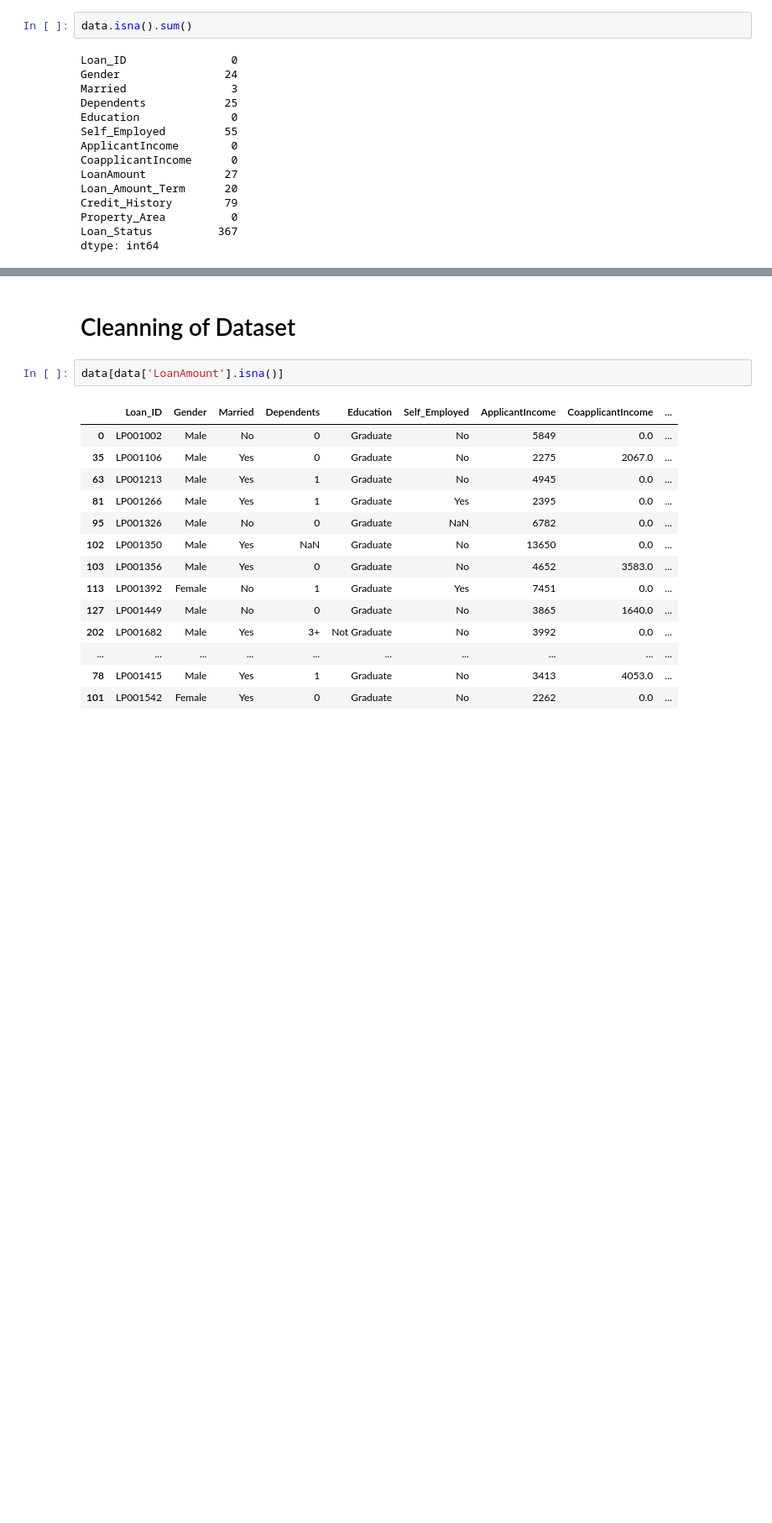
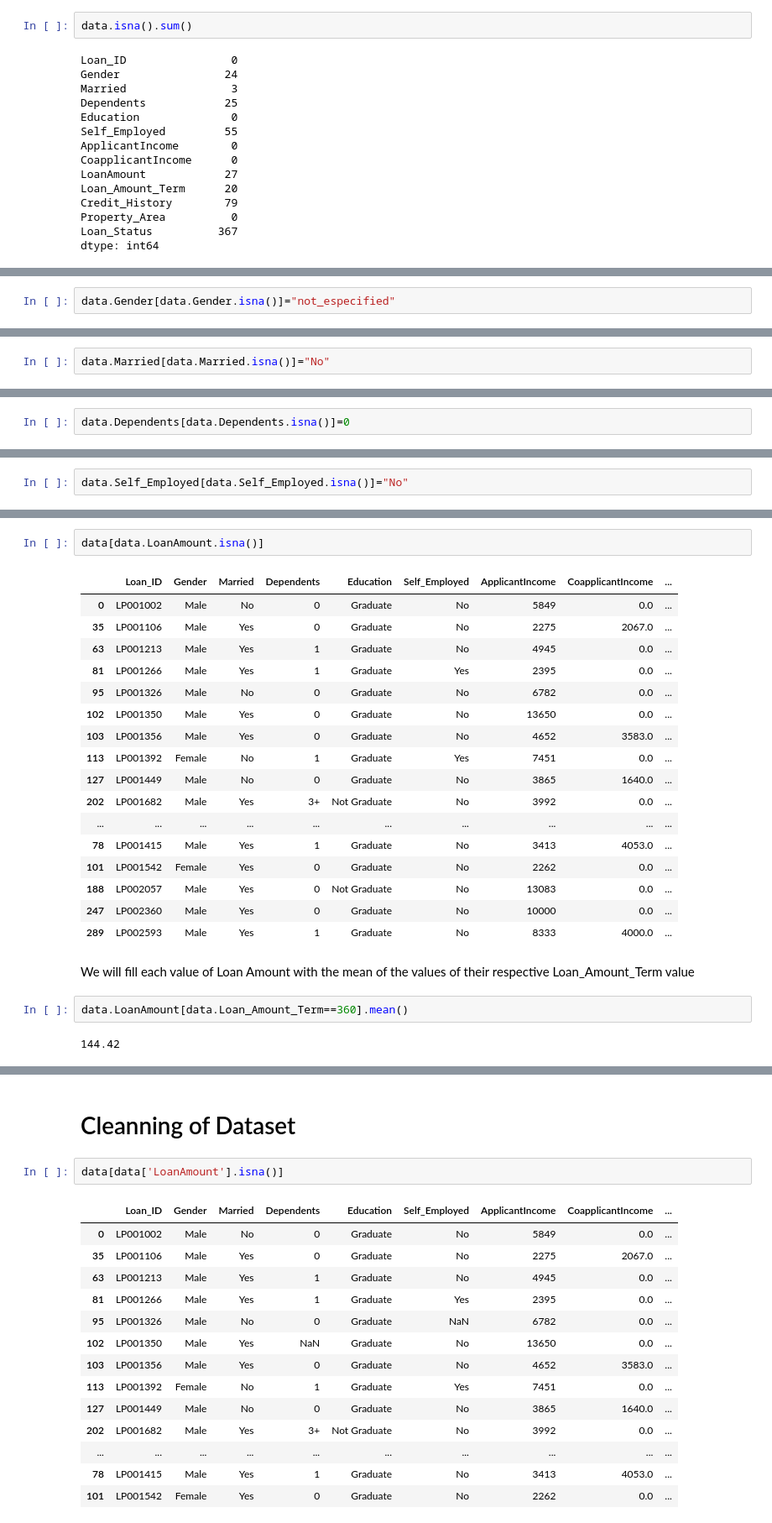
Before and after one commit to indrani2121/Analysis_of_loan_amounts_received_by_applicants, a Jupyter notebook: credit_history.ipynb, the cells around one changed output, grey strips where cells are left out. Shown at 84% size. Saved outputs shown, nothing was run; the diff lists cells and outputs as text; blank space fills up the shorter version.

Commit message:
I clean up the data following Buwhan's comments. I need help for the Loan_Status column. Read my comments in that section

```diff
--- a/credit_history.ipynb
+++ b/credit_history.ipynb
@@ -68,0 +123,2 @@ dtype: int64
+# %%
+data.Gender[data.Gender.isna()]="not_especified"
@@ -68,0 +140,2 @@ dtype: int64
+# %%
+data.Married[data.Married.isna()]="No"
@@ -68,0 +150,2 @@ dtype: int64
+# %%
+data.Dependents[data.Dependents.isna()]=0
@@ -68,0 +160,2 @@ dtype: int64
+# %%
+data.Self_Employed[data.Self_Employed.isna()]="No"
@@ -68,0 +175,26 @@ dtype: int64
+# %%
+data[data.LoanAmount.isna()]
+# %% [output]
+|  | Loan_ID | Gender | Married | Dependents | Education | Self_Employed | ApplicantIncome | CoapplicantIncome | ... |
+| 0 | LP001002 | Male | No | 0 | Graduate | No | 5849 | 0.0 | ... |
+| 35 | LP001106 | Male | Yes | 0 | Graduate | No | 2275 | 2067.0 | ... |
+| 63 | LP001213 | Male | Yes | 1 | Graduate | No | 4945 | 0.0 | ... |
+| 81 | LP001266 | Male | Yes | 1 | Graduate | Yes | 2395 | 0.0 | ... |
+| 95 | LP001326 | Male | No | 0 | Graduate | No | 6782 | 0.0 | ... |
+| 102 | LP001350 | Male | Yes | 0 | Graduate | No | 13650 | 0.0 | ... |
+| 103 | LP001356 | Male | Yes | 0 | Graduate | No | 4652 | 3583.0 | ... |
+| 113 | LP001392 | Female | No | 1 | Graduate | Yes | 7451 | 0.0 | ... |
+| 127 | LP001449 | Male | No | 0 | Graduate | No | 3865 | 1640.0 | ... |
+| 202 | LP001682 | Male | Yes | 3+ | Not Graduate | No | 3992 | 0.0 | ... |
+| ... | ... | ... | ... | ... | ... | ... | ... | ... | ... |
+| 78 | LP001415 | Male | Yes | 1 | Graduate | No | 3413 | 4053.0 | ... |
+| 101 | LP001542 | Female | Yes | 0 | Graduate | No | 2262 | 0.0 | ... |
+| 188 | LP002057 | Male | Yes | 0 | Not Graduate | No | 13083 | 0.0 | ... |
+| 247 | LP002360 | Male | Yes | 0 | Graduate | No | 10000 | 0.0 | ... |
+| 289 | LP002593 | Male | Yes | 1 | Graduate | No | 8333 | 4000.0 | ... |
+# %% [markdown]
+We will fill each value of Loan Amount with the mean of the values of their respective Loan_Amount_Term value
+# %%
+data.LoanAmount[data.Loan_Amount_Term==360].mean()
+# %% [output]
+144.42
```
Also changed, not shown: parts of 39 cells of this notebook.
